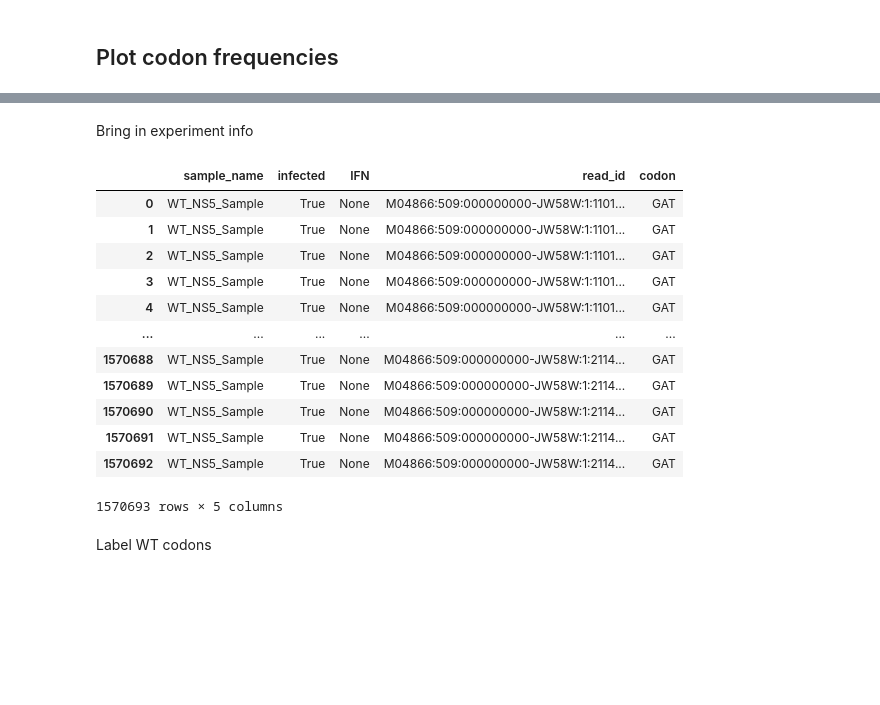
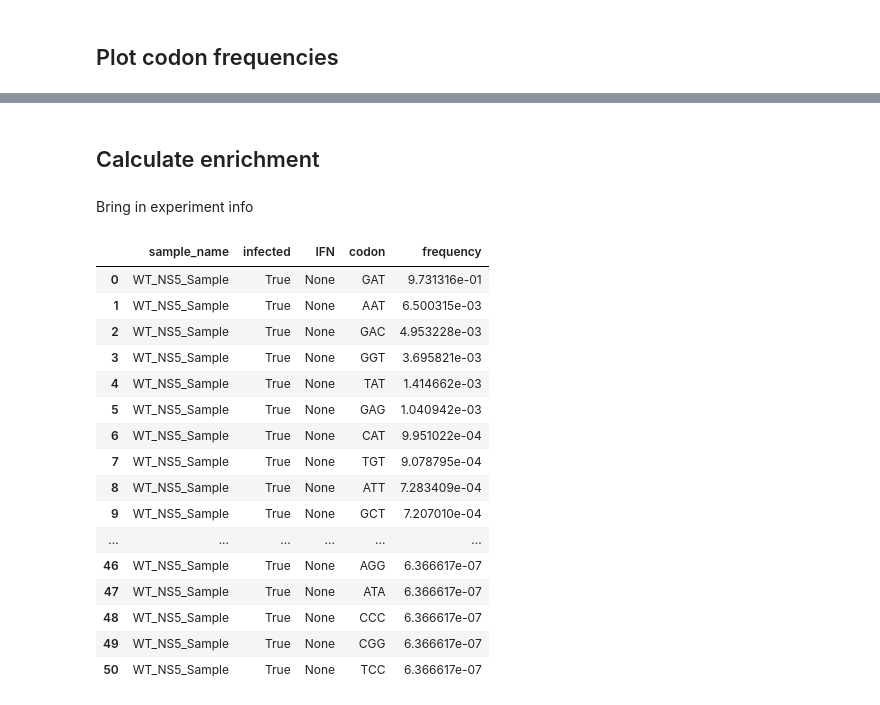
Before and after one commit to dbacsik/ns5_site734, a Jupyter notebook: codon_frequencies.py.ipynb, the cells around one changed output, grey strips where cells are left out. Cells and saved outputs as stored; diff of their text form; code cells hidden in the pictures; blank space fills up the shorter version.

Commit message:
basic enrichment calculation

```diff
--- a/codon_frequencies.py.ipynb
+++ b/codon_frequencies.py.ipynb
@@ -334,0 +337,3 @@ display(results_filtered)
+# %%
+results_filtered['wt'] = (results_filtered['codon'] == 'GAT')
+display(results_filtered)
@@ -334,0 +383,30 @@ display(results_filtered)
+# %%
+codon_counts = (
+    results_filtered
+    .groupby(['sample_name'])
+    ['codon']
+    .value_counts()
+    .reset_index(name='count')
+)
+
+counts_per_sample = (
+    codon_counts
+    .groupby('sample_name')
+    ['count']
+    .sum()
+    .reset_index(name='sample_total')
+)
+
+codon_counts = pd.merge(
+    left=codon_counts,
+    right=counts_per_sample,
+    on='sample_name',
+    how='left',
+    validate='many_to_one'
+)
+
+codon_counts['frequency'] = (
+    codon_counts['count'] / codon_counts['sample_total']
+)
+
+display(codon_counts)
@@ -335,28 +473,32 @@ display(results_filtered)
+# %% [markdown]
+## Calculate enrichment
 # %% [markdown]
 Bring in experiment info
 # %%
-results_annotated = pd.merge(
+codon_counts_annotated = pd.merge(
     left=samples[['sample_name', 'infected', 'IFN']].drop_duplicates(),
-    right=results_filtered,
+    right=codon_counts[['sample_name', 'codon', 'frequency']],
     on='sample_name',
     how='right',
     validate='one_to_many'
 )
 
-display(results_annotated)
+display(codon_counts_annotated)
 # %% [output]
-|  | sample_name | infected | IFN | read_id | codon |
-| 0 | WT_NS5_Sample | True | None | M04866:509:000000000-JW58W:1:1101... | GAT |
-| 1 | WT_NS5_Sample | True | None | M04866:509:000000000-JW58W:1:1101... | GAT |
-| 2 | WT_NS5_Sample | True | None | M04866:509:000000000-JW58W:1:1101... | GAT |
-| 3 | WT_NS5_Sample | True | None | M04866:509:000000000-JW58W:1:1101... | GAT |
-| 4 | WT_NS5_Sample | True | None | M04866:509:000000000-JW58W:1:1101... | GAT |
+|  | sample_name | infected | IFN | codon | frequency |
+| 0 | WT_NS5_Sample | True | None | GAT | 9.731316e-01 |
+| 1 | WT_NS5_Sample | True | None | AAT | 6.500315e-03 |
+| 2 | WT_NS5_Sample | True | None | GAC | 4.953228e-03 |
+| 3 | WT_NS5_Sample | True | None | GGT | 3.695821e-03 |
+| 4 | WT_NS5_Sample | True | None | TAT | 1.414662e-03 |
+| 5 | WT_NS5_Sample | True | None | GAG | 1.040942e-03 |
+| 6 | WT_NS5_Sample | True | None | CAT | 9.951022e-04 |
+| 7 | WT_NS5_Sample | True | None | TGT | 9.078795e-04 |
+| 8 | WT_NS5_Sample | True | None | ATT | 7.283409e-04 |
+| 9 | WT_NS5_Sample | True | None | GCT | 7.207010e-04 |
 | ... | ... | ... | ... | ... | ... |
-| 1570688 | WT_NS5_Sample | True | None | M04866:509:000000000-JW58W:1:2114... | GAT |
-| 1570689 | WT_NS5_Sample | True | None | M04866:509:000000000-JW58W:1:2114... | GAT |
-| 1570690 | WT_NS5_Sample | True | None | M04866:509:000000000-JW58W:1:2114... | GAT |
-| 1570691 | WT_NS5_Sample | True | None | M04866:509:000000000-JW58W:1:2114... | GAT |
-| 1570692 | WT_NS5_Sample | True | None | M04866:509:000000000-JW58W:1:2114... | GAT |
+| 46 | WT_NS5_Sample | True | None | AGG | 6.366617e-07 |
+| 47 | WT_NS5_Sample | True | None | ATA | 6.366617e-07 |
+| 48 | WT_NS5_Sample | True | None | CCC | 6.366617e-07 |
+| 49 | WT_NS5_Sample | True | None | CGG | 6.366617e-07 |
+| 50 | WT_NS5_Sample | True | None | TCC | 6.366617e-07 |
-1570693 rows × 5 columns
-# %% [markdown]
-Label WT codons
```
Also changed, not shown: parts of 21 cells of this notebook.
